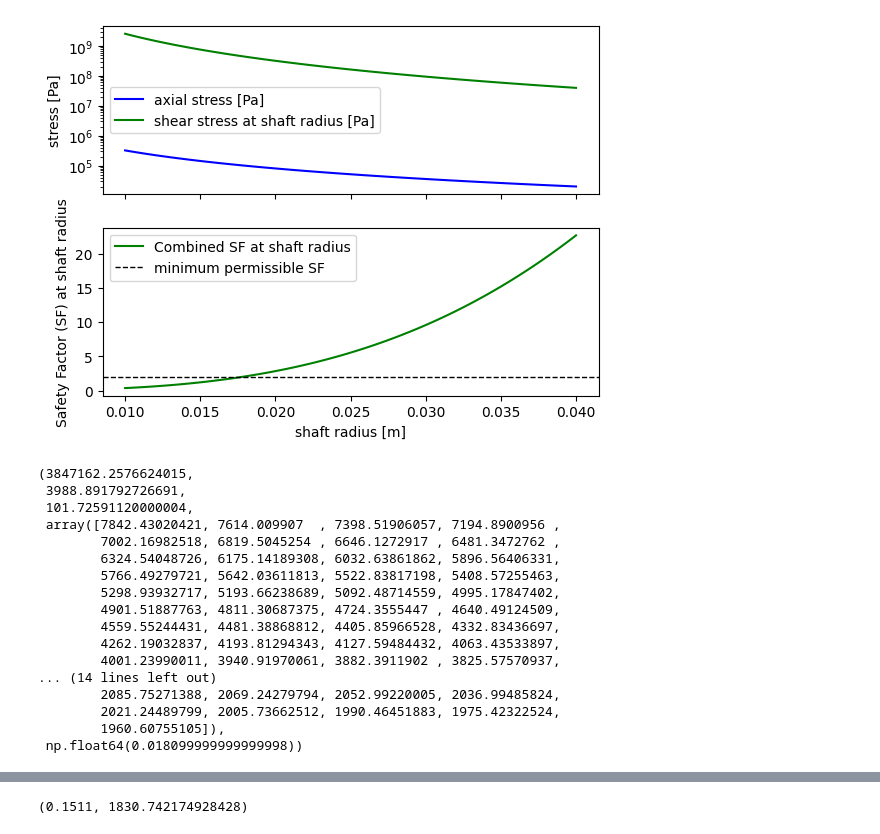
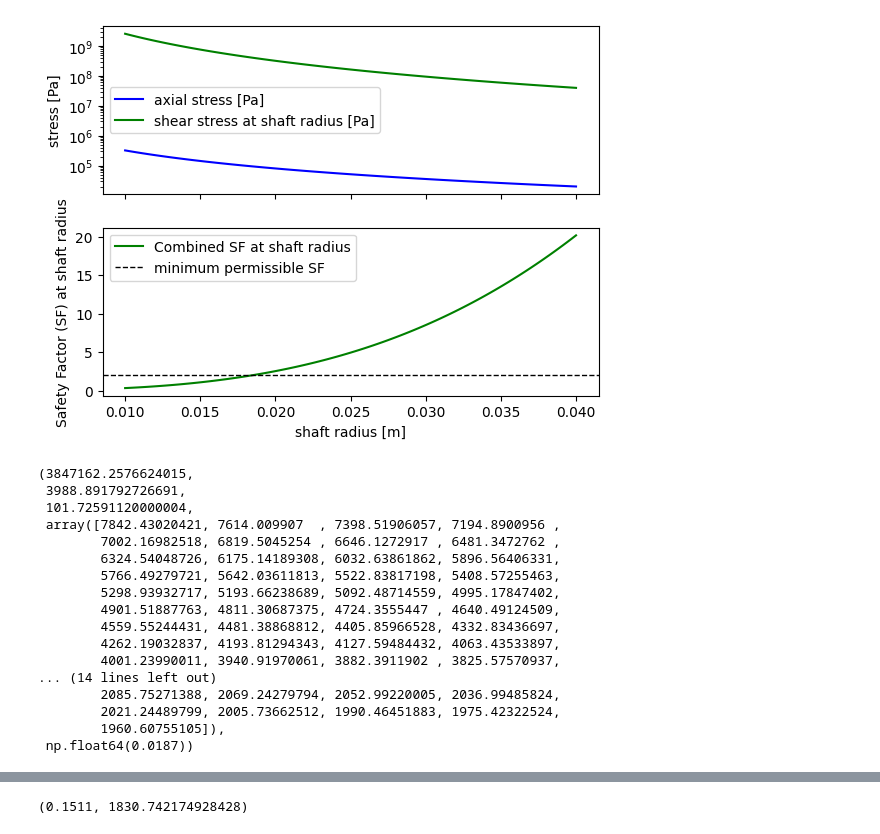
Before and after one commit to thermonuclearCoder/AET, a Jupyter notebook: notebooks_Disc_stresses.ipynb, the cells around one changed output, grey strips where cells are left out. Cells and saved outputs as stored; diff of their text form; code cells hidden in the pictures.

```diff
--- a/notebooks_Disc_stresses.ipynb
+++ b/notebooks_Disc_stresses.ipynb
@@ -32,35 +32,35 @@ R_ii = np.linspace(0.01, 0.04, 101)
 
 tau = 2*Torque/(np.pi*R_ii**3)       #shear stress [Pa]
 sigma_x = F_n/(np.pi*R_ii**2)        #axial stress [Pa]
-sigma_y = 1800e6                  #yield stress [Pa]
+sigma_y = 1600e6                  #yield stress [Pa]
 
 SF_shaft = sigma_y/np.sqrt(sigma_x**2 + 4*tau**2)
 permissible_SF = 2
 
 #plotting
 
 fig, (ax_stress, ax_SF_shaft) = plt.subplots(2, 1, sharex=True)
 
 
 ax_SF_shaft.plot(R_ii, SF_shaft, color='green', label='Combined SF at shaft radius')
 ax_SF_shaft.set_xlabel('shaft radius [m]')
 ax_SF_shaft.set_ylabel('Safety Factor (SF) at shaft radius')
 ax_SF_shaft.axhline(y=permissible_SF, color='black', linestyle='dashed', linewidth=1, label='minimum permissible SF')
 ax_SF_shaft.legend()
 
 ax_stress.plot(R_ii, sigma_x, color='blue', label='axial stress [Pa]')
 ax_stress.plot(R_ii, tau, color='green', label='shear stress at shaft radius [Pa]')
 ax_stress.set_ylabel('stress [Pa]')
 ax_stress.set_yscale('log')
 ax_stress.legend()
 
 plt.show()
 
 R_ii = R_ii[SF_shaft >= permissible_SF][0]        #returns shaft radius for which safety factor is 2
 
 W_sh, Torque, F_n, tau/sigma_x, R_ii
 # %% [output]
-[figure, old version]
+[figure, new version]
 (3847162.2576624015,
  3988.891792726691,
  101.72591120000004,
@@ -77,7 +77,7 @@ W_sh, Torque, F_n, tau/sigma_x, R_ii
         2085.75271388, 2069.24279794, 2052.99220005, 2036.99485824,
         2021.24489799, 2005.73662512, 1990.46451883, 1975.42322524,
         1960.60755105]),
- np.float64(0.018099999999999998))
+ np.float64(0.0187))
 # %%
 #HP SHAFT RADIUS
 #axial force = mdot * delta(axial velocity)
```
Also changed, not shown: parts of 1 cell of this notebook.
